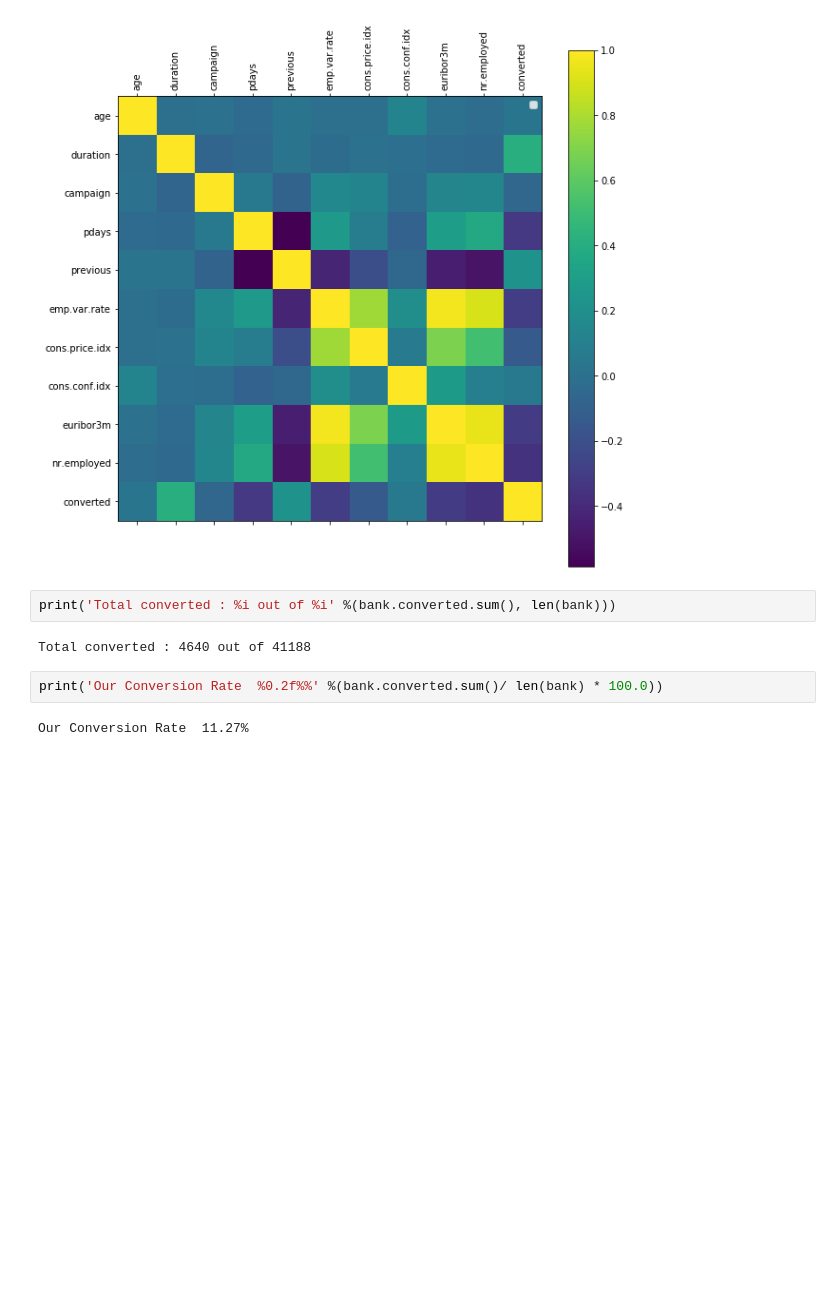
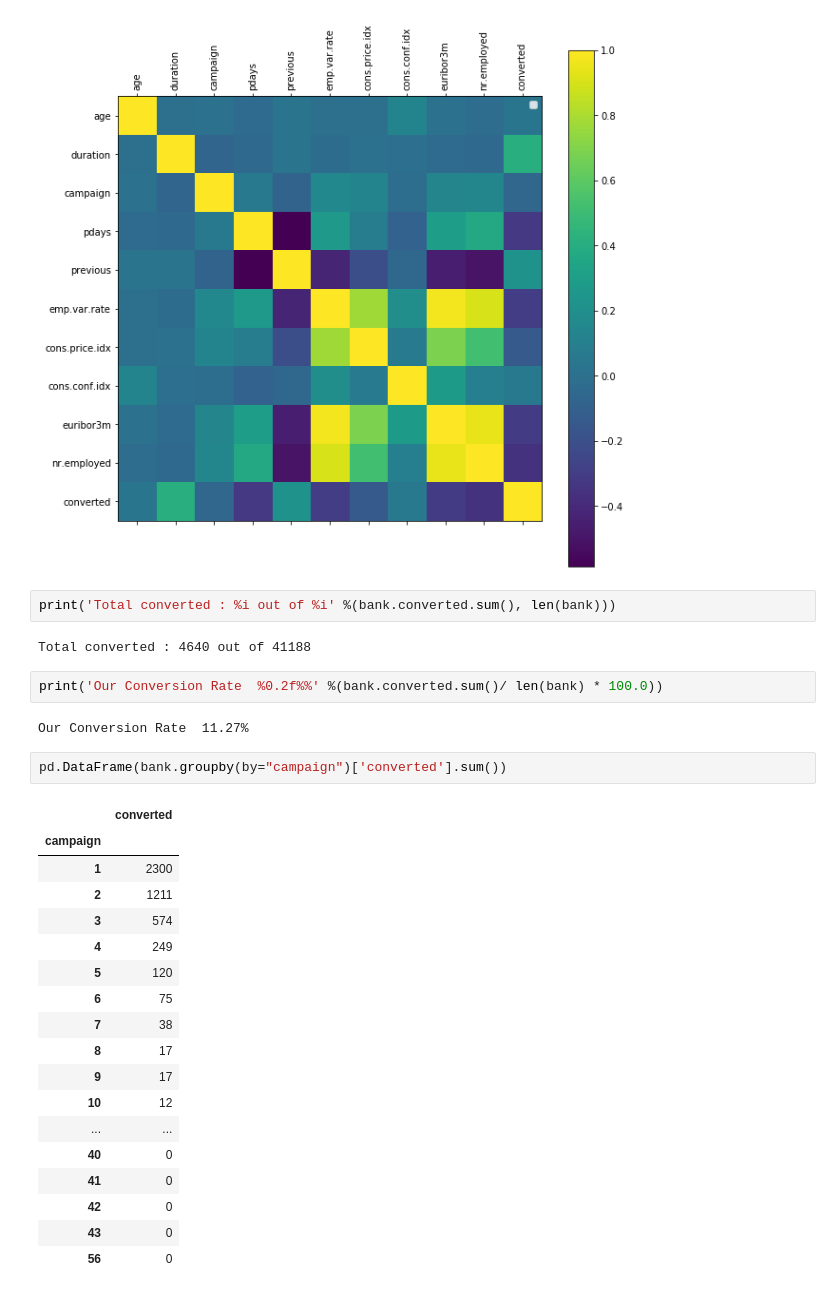
Before and after one commit to AvinashTiwari/Artifical-intelligence-2, a Jupyter notebook: 1_DataScience_20_Case_Studies/8_Market_Conversion_Rate/MarketingConversion.ipynb, the cells around one changed output. Saved outputs shown, nothing was run; the diff lists cells and outputs as text; blank space fills up the shorter version.

```diff
--- a/1_DataScience_20_Case_Studies/8_Market_Conversion_Rate/MarketingConversion.ipynb
+++ b/1_DataScience_20_Case_Studies/8_Market_Conversion_Rate/MarketingConversion.ipynb
@@ -107,3 +107,24 @@ Total converted : 4640 out of 41188
 print('Our Conversion Rate  %0.2f%%' %(bank.converted.sum()/ len(bank) * 100.0))
 # %% [output]
 Our Conversion Rate  11.27%
+# %%
+pd.DataFrame(bank.groupby(by="campaign")['converted'].sum())
+# %% [output]
+|  | converted |
+| campaign |  |
+| 1 | 2300 |
+| 2 | 1211 |
+| 3 | 574 |
+| 4 | 249 |
+| 5 | 120 |
+| 6 | 75 |
+| 7 | 38 |
+| 8 | 17 |
+| 9 | 17 |
+| 10 | 12 |
+| ... | ... |
+| 40 | 0 |
+| 41 | 0 |
+| 42 | 0 |
+| 43 | 0 |
+| 56 | 0 |
```
Also changed, not shown: parts of 4 cells of this notebook.
